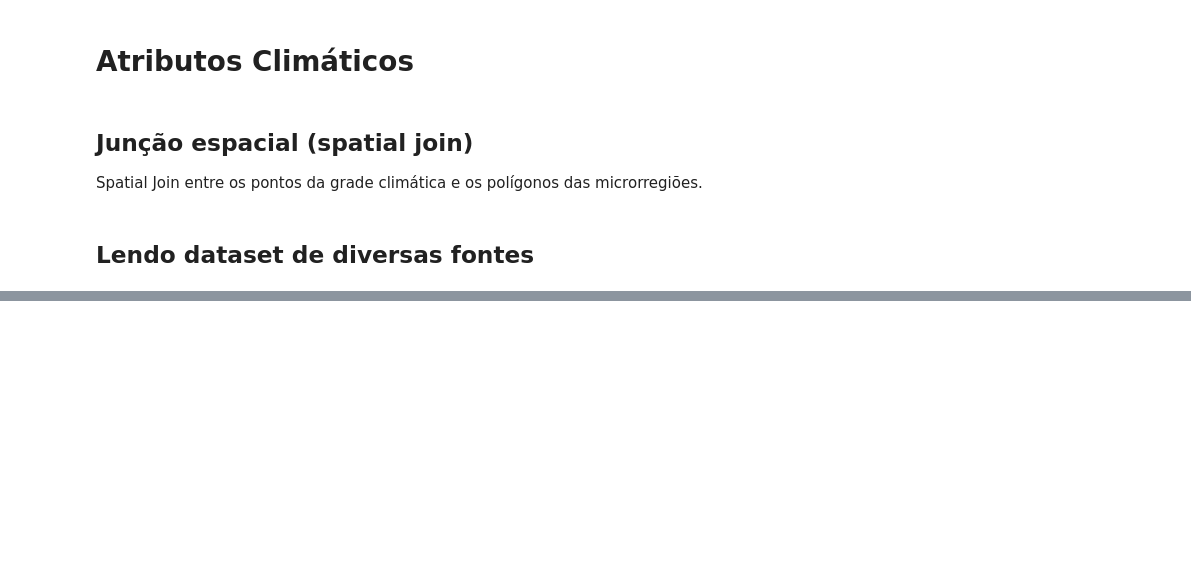
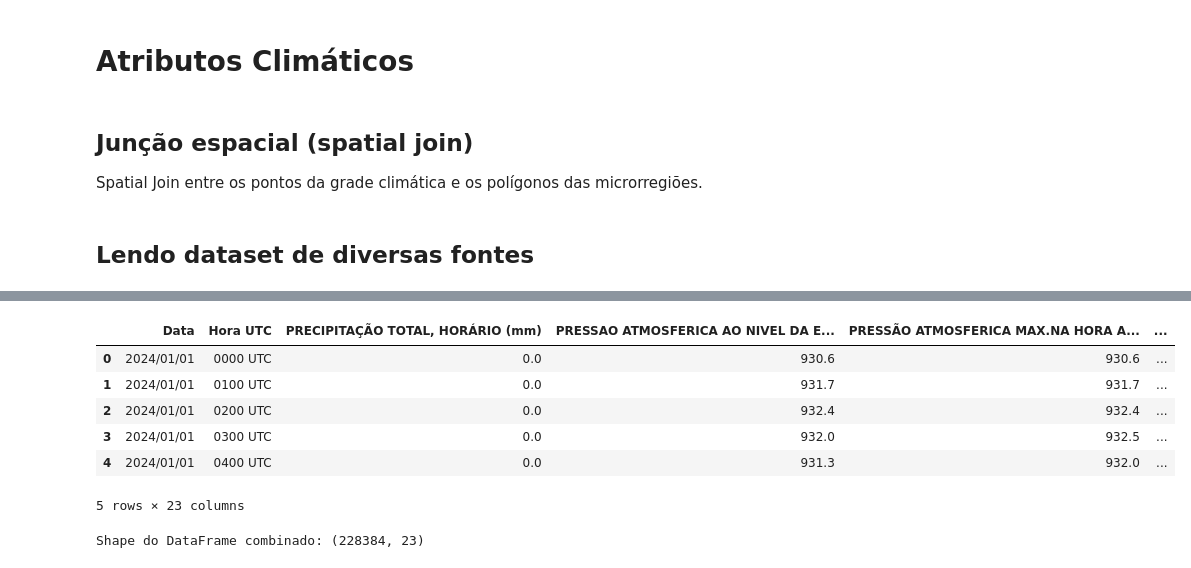
Before and after one commit to Ficheles/ml-politicas-energeticas-ifg-2025, a Jupyter notebook: exploratory_data_analysis.ipynb, the cells around one changed output, grey strips where cells are left out. Cells and saved outputs as stored; diff of their text form; code cells hidden in the pictures; blank space fills up the shorter version.

Commit message:
Dados climáticos processados

```diff
--- a/exploratory_data_analysis.ipynb
+++ b/exploratory_data_analysis.ipynb
@@ -595,0 +539,72 @@ Shape do DataFrame combinado: (228384, 20)
+# %%
+import pandas as pd
+import os
+
+# --- PASSO 1: DEFINA O CAMINHO DO DIRETÓRIO ---
+# Ajuste este caminho para o diretório que contém seus arquivos CSV
+diretorio_csv = '/content/drive/MyDrive/ESTUDOS/POS-IA-IFG/TRABALHO-FINAL-MODULO-II/INMET-DADOS-METERIOLOGICOS/'
+
+# Lista para armazenar cada DataFrame lido
+lista_dataframes = []
+
+# --- PASSO 2: PERCORRER OS ARQUIVOS, LER METADADOS E DADOS, ADICIONAR COORDENADAS E NOME DA ESTAÇÃO ---
+print(f"Processando arquivos CSV do diretório: {diretorio_csv}")
+for nome_arquivo in os.listdir(diretorio_csv):
+    if nome_arquivo.endswith('.CSV') and nome_arquivo.startswith('INMET_CO_GO'):
+        caminho_completo = os.path.join(diretorio_csv, nome_arquivo)
+        print(f"Processando: {nome_arquivo}")
+
+        try:
+            # --- METADADOS (primeiras 8 linhas) ---
+            df_metadata = pd.read_csv(
+                caminho_completo, sep=';', nrows=8, encoding='latin-1', header=None
+            )
+
+            latitude, longitude, nome_estacao = None, None, None
+
+            for _, row in df_metadata.iterrows():
+                # Coluna 0 = chave, Coluna 1 = valor
+                chave = str(row[0]).strip().upper() if pd.notna(row[0]) else ""
+                valor = str(row[1]).strip() if len(row) > 1 and pd.notna(row[1]) else ""
+
+                if chave.startswith("LATITUDE"):
+                    if valor:
+                        latitude = float(valor.replace(",", "."))
+                elif chave.startswith("LONGITUDE"):
+                    if valor:
+                        longitude = float(valor.replace(",", "."))
+                elif chave.startswith("ESTACAO"):
+                    nome_estacao = valor
+
+            if not nome_estacao:
+                nome_estacao = nome_arquivo.replace(".CSV", "")
+
+            # --- DADOS (a partir da linha 9) ---
+            df_temp = pd.read_csv(
+                caminho_completo,
+                sep=';',
+                skiprows=8,
+                encoding='latin-1',
+                decimal=','
+            )
+
+            df_temp['Nome_Estacao'] = nome_estacao
+            df_temp['Latitude_Estacao'] = latitude
+            df_temp['Longitude_Estacao'] = longitude
+
+            lista_dataframes.append(df_temp)
+
+        except Exception as e:
+            print(f"Erro ao processar {nome_arquivo}: {e}")
+
+# --- PASSO 3: CONCATENAR OS DATAFRAMES ---
+if lista_dataframes:
+    df_combinado = pd.concat(lista_dataframes, ignore_index=True)
+    print("\nTodos os arquivos CSV filtrados foram combinados em um único DataFrame.")
+    print("\nAmostra do DataFrame combinado (com nome da estação e coordenadas):")
+    display(df_combinado.head()) # Usando display para melhor visualização
+    print(f"\nShape do DataFrame combinado: {df_combinado.shape}")
+
+else:
+    print("\nNenhum arquivo CSV com o padrão 'INMET_CO_GO' encontrado no diretório especificado ou ocorreu um erro na leitura.")
+# %% [output]
@@ -595,0 +628,8 @@ Shape do DataFrame combinado: (228384, 20)
+|  | Data | Hora UTC | PRECIPITAÇÃO TOTAL, HORÁRIO (mm) | PRESSAO ATMOSFERICA AO NIVEL DA E... | PRESSÃO ATMOSFERICA MAX.NA HORA A... | ... |
+| 0 | 2024/01/01 | 0000 UTC | 0.0 | 930.6 | 930.6 | ... |
+| 1 | 2024/01/01 | 0100 UTC | 0.0 | 931.7 | 931.7 | ... |
+| 2 | 2024/01/01 | 0200 UTC | 0.0 | 932.4 | 932.4 | ... |
+| 3 | 2024/01/01 | 0300 UTC | 0.0 | 932.0 | 932.5 | ... |
+| 4 | 2024/01/01 | 0400 UTC | 0.0 | 931.3 | 932.0 | ... |
+5 rows × 23 columns
+Shape do DataFrame combinado: (228384, 23)
```
Also changed, not shown: parts of 4 cells of this notebook.
